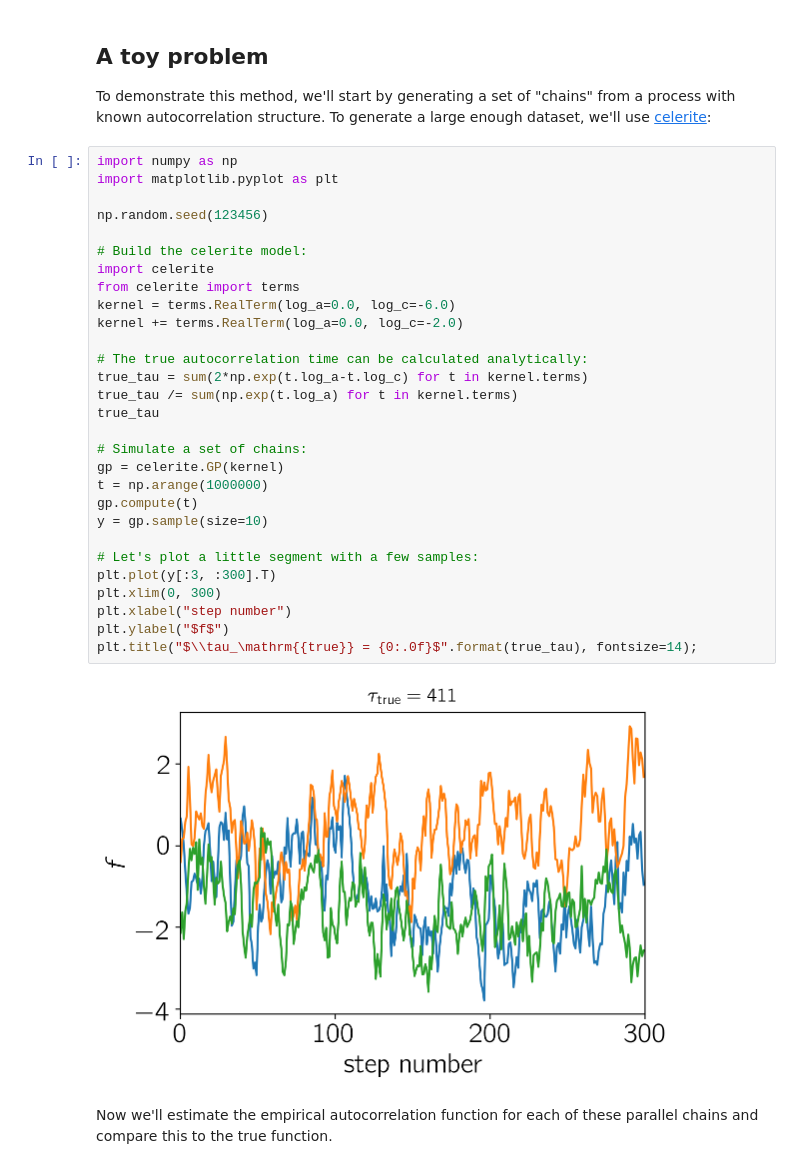
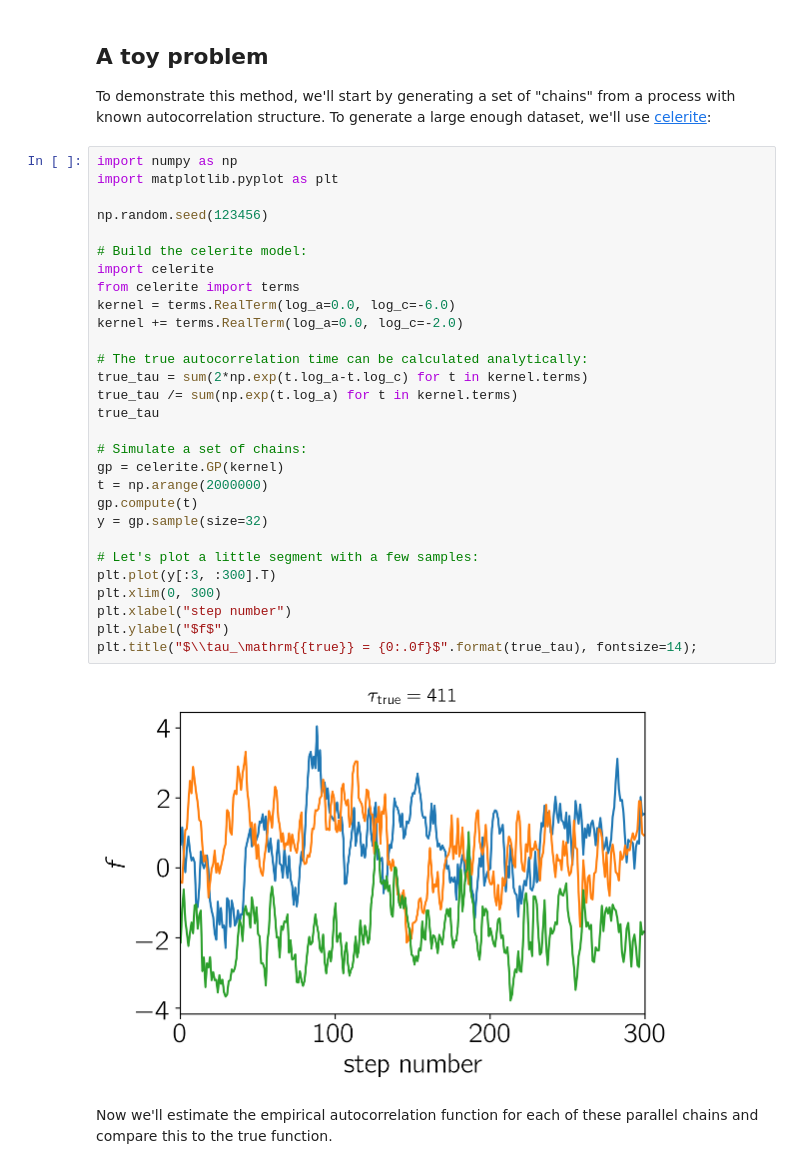
Before and after one commit to dfm/emcee, a Jupyter notebook: docs/_static/notebooks/autocorr.ipynb, the cells around one changed output. Saved outputs shown, nothing was run; the diff lists cells and outputs as text.

```diff
--- a/docs/_static/notebooks/autocorr.ipynb
+++ b/docs/_static/notebooks/autocorr.ipynb
@@ -110,34 +110,34 @@ To generate a large enough dataset, we'll use [celerite](http://celerite.readthe
 # %%
 import numpy as np
 import matplotlib.pyplot as plt
 
 np.random.seed(123456)
 
 # Build the celerite model:
 import celerite
 from celerite import terms
 kernel = terms.RealTerm(log_a=0.0, log_c=-6.0)
 kernel += terms.RealTerm(log_a=0.0, log_c=-2.0)
 
 # The true autocorrelation time can be calculated analytically:
 true_tau = sum(2*np.exp(t.log_a-t.log_c) for t in kernel.terms)
 true_tau /= sum(np.exp(t.log_a) for t in kernel.terms)
 true_tau
 
 # Simulate a set of chains:
 gp = celerite.GP(kernel)
-t = np.arange(1000000)
+t = np.arange(2000000)
 gp.compute(t)
-y = gp.sample(size=10)
+y = gp.sample(size=32)
 
 # Let's plot a little segment with a few samples:
 plt.plot(y[:3, :300].T)
 plt.xlim(0, 300)
 plt.xlabel("step number")
 plt.ylabel("$f$")
 plt.title("$\\tau_\mathrm{{true}} = {0:.0f}$".format(true_tau), fontsize=14);
 # %% [output]
-[figure, old version]
+[figure, new version]
 # %% [markdown]
 Now we'll estimate the empirical autocorrelation function for each of these parallel chains and compare this to the true function.
 # %%
```
Also changed, not shown: parts of 45 cells of this notebook.
